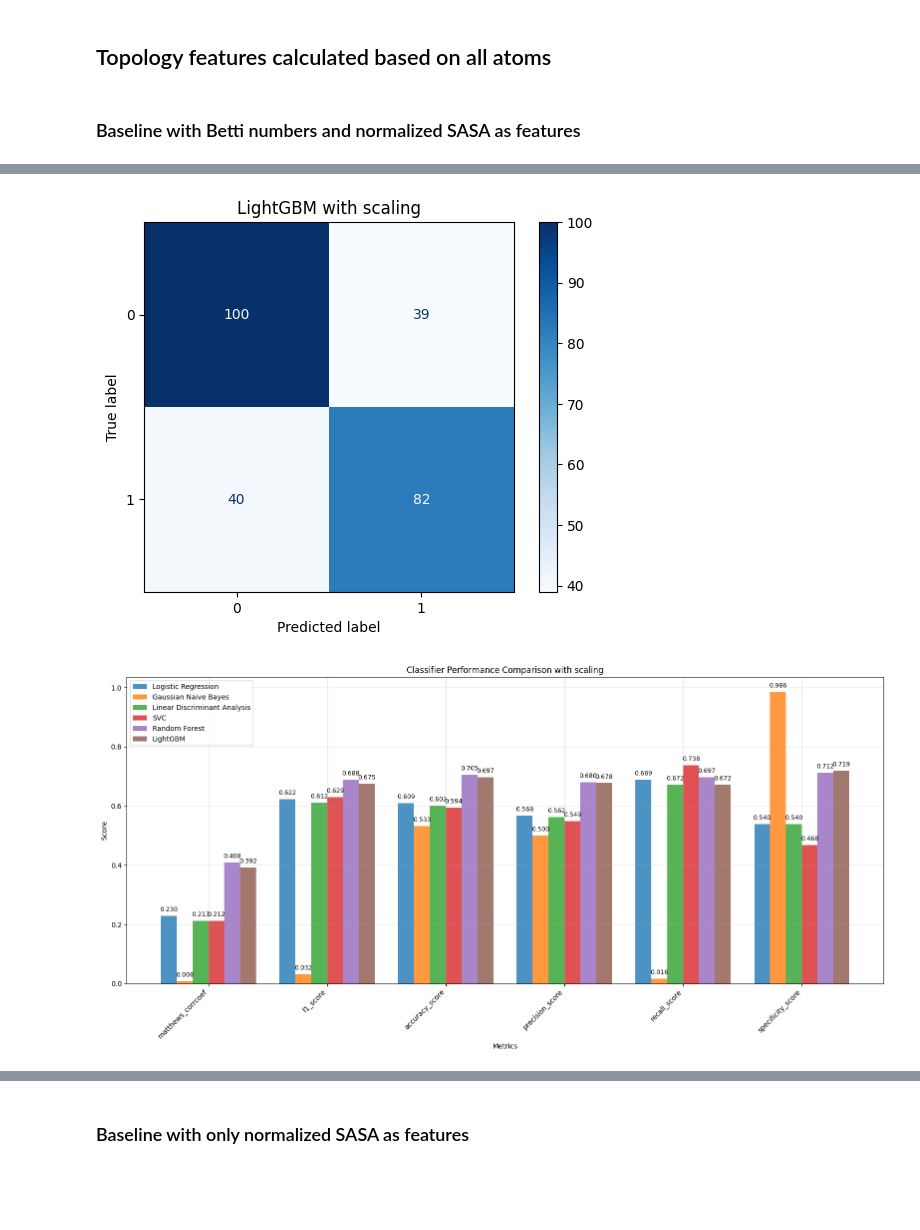
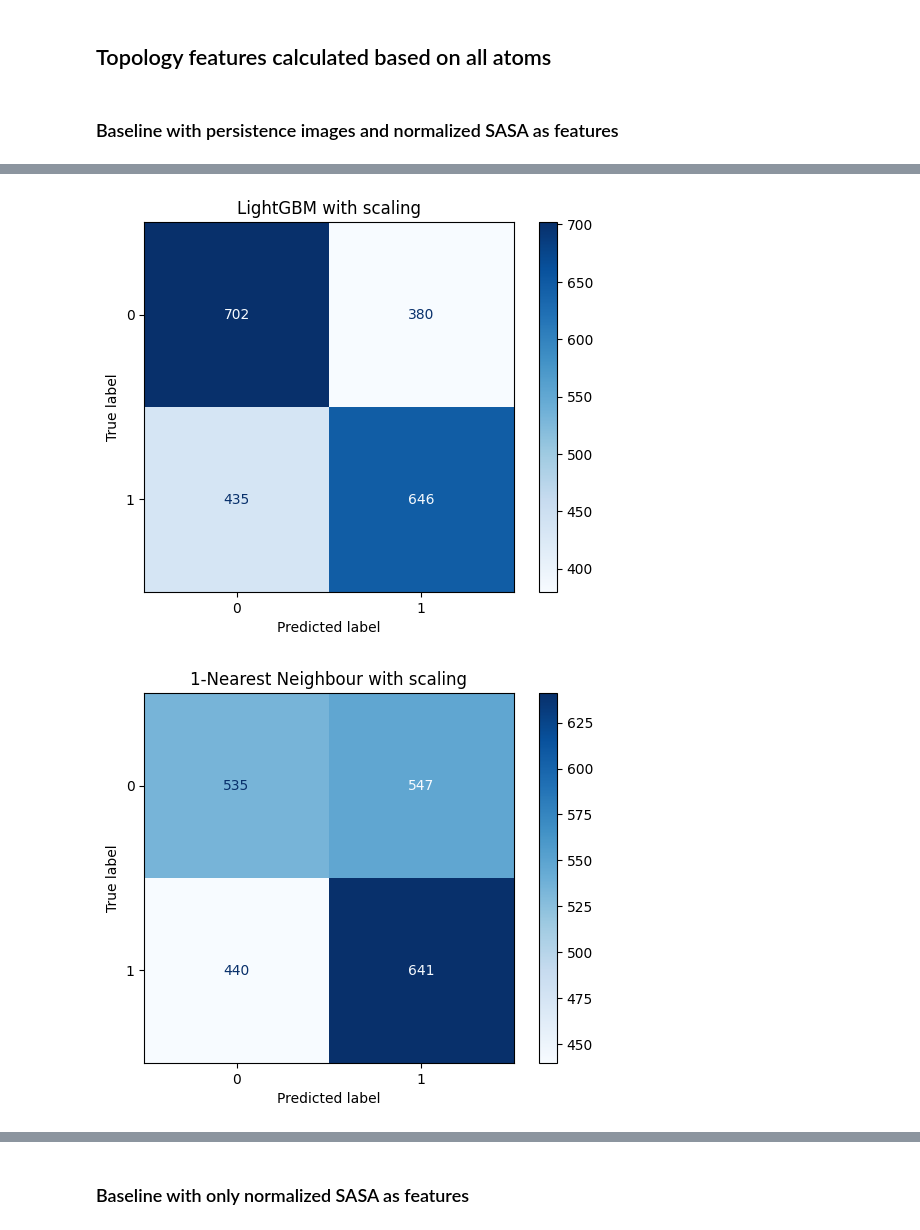
Before and after one commit to KonsKons26/MLtopKin, a Jupyter notebook: notebooks/4_baselines.ipynb, the cells around one changed output, grey strips where cells are left out. Cells and saved outputs as stored; diff of their text form; code cells hidden in the pictures; blank space fills up the shorter version.

```diff
--- a/notebooks/4_baselines.ipynb
+++ b/notebooks/4_baselines.ipynb
@@ -49,7 +52,12 @@ def specificity_score(y_true, y_pred):
     tn, fp, _, _ = confusion_matrix(y_true, y_pred).ravel()
     return tn / (tn + fp)
 # %%
-def check_baseline(X, y, random_state=42):
+def check_baseline(X, y, groups, random_state=42):
+    """
+    Grouped 5-fold cross-validation of all the classifiers. Samples of the
+    same group (gene) are never in both the training and the test fold. The
+    metrics are calculated on the pooled out-of-fold predictions.
+    """
 
     all_metrics = {}
 
@@ -78,19 +86,23 @@ def check_baseline(X, y, random_state=42):
             LGBMClassifier(random_state=random_state, verbosity=-1),
             "LightGBM"
         ),
+        # Trivial baseline: finds the most similar training structure
+        (
+            KNeighborsClassifier(n_neighbors=1),
+            "1-Nearest Neighbour"
+        ),
     ]
 
+    cv = StratifiedGroupKFold(
+        n_splits=5, shuffle=True, random_state=random_state
+    )
+
     for clf, clf_name in classifiers:
-        X_train, X_test, y_train, y_test = train_test_split(
-            X, y, test_size=0.1, random_state=random_state
-        )
-
-        scaler = StandardScaler()
-        X_train_scaled = scaler.fit_transform(X_train)
-        X_test_scaled = scaler.transform(X_test)
-
-        clf.fit(X_train_scaled, y_train)
-        y_pred = clf.predict(X_test_scaled)
+        # Constant features are dropped and the scaler is fitted on the
+        # training folds only
+        pipeline = make_pipeline(VarianceThreshold(), StandardScaler(), clf)
+        y_test = y
+        y_pred = cross_val_predict(pipeline, X, y, cv=cv, groups=groups)
 
         all_metrics[clf_name] = {
             "matthews_corrcoef": matthews_corrcoef(y_test, y_pred),
@@ -152,14 +164,16 @@ data = np.load(
     os.path.join(FEATURES_DIR, 'kincore.npz'), allow_pickle=True
 )
 X, y, metadata = data['X'], data['y'], data['metadata']
+genes = np.array([m["gene"] for m in metadata])
 # %% [markdown]
-### Baseline with Betti numbers and normalized SASA as features
+### Baseline with persistence images and normalized SASA as features
 # %%
 metrics0 = check_baseline(
     np.c_[
         X,
         [m["normalized_sasa"] for m in metadata]
     ],
-    y
+    y,
+    genes
 )
 # %% [output]
@@ -171,2 +185,2 @@ metrics0 = check_baseline(
-[figure, old version]
+[figure, new version]
-[figure, old version]
+[figure, new version]
```
Also changed, not shown: parts of 21 cells of this notebook, 22 other files.
